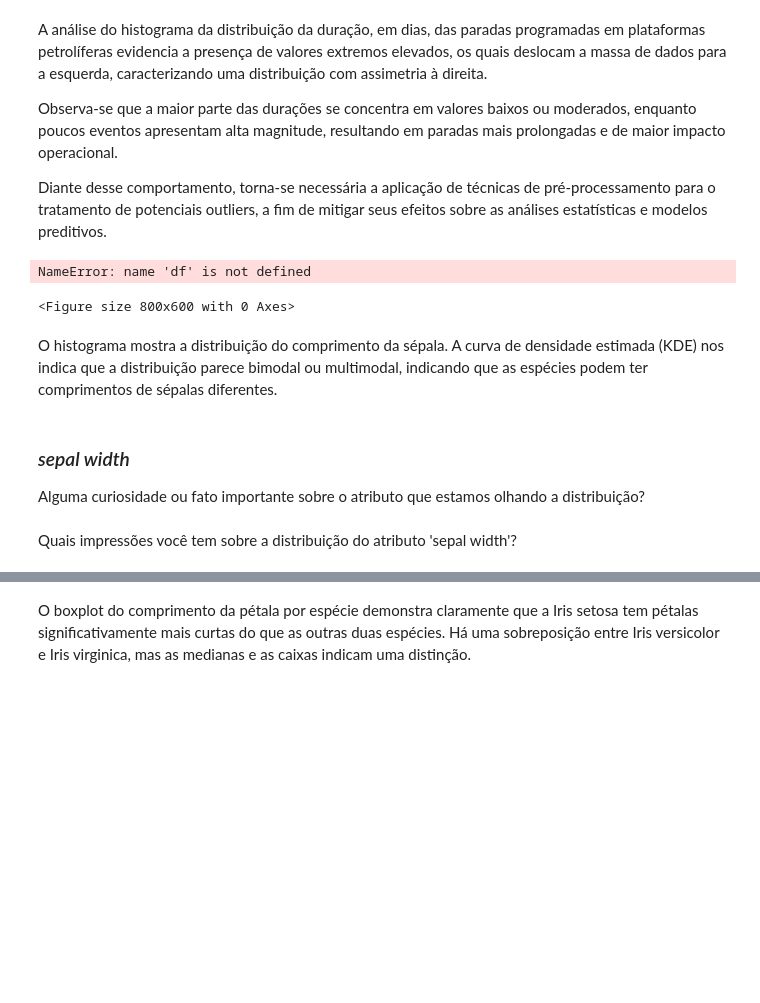
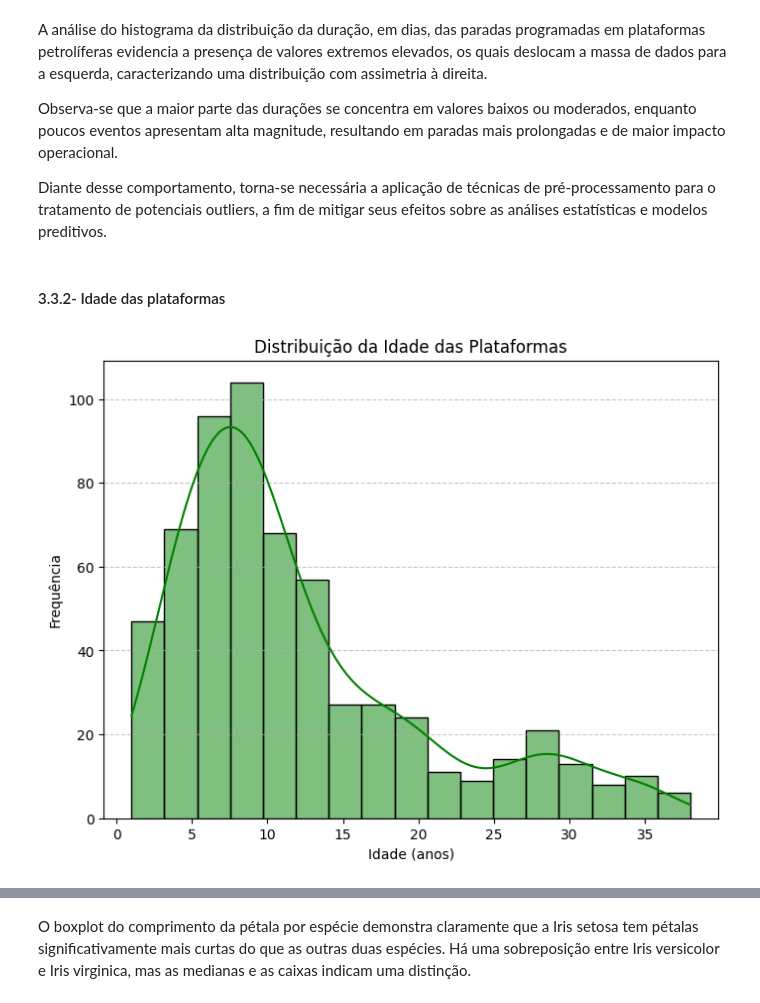
Before and after one commit to LAOLIVEIRA1972/PUC_MVP_AnaliseDados, a Jupyter notebook: mvp_Analise_Dados.ipynb, the cells around one changed output, grey strips where cells are left out. Drawn from its saved outputs; the diff is of its cells as text; code cells hidden in the pictures; blank space fills up the shorter version.

```diff
--- a/mvp_Analise_Dados.ipynb
+++ b/mvp_Analise_Dados.ipynb
@@ -370,20 +359,3 @@ A análise do histograma da distribuição da duração, em dias, das paradas pr
 Observa-se que a maior parte das durações se concentra em valores baixos ou moderados, enquanto poucos eventos apresentam alta magnitude, resultando em paradas mais prolongadas e de maior impacto operacional.
 
 Diante desse comportamento, torna-se necessária a aplicação de técnicas de pré-processamento para o tratamento de potenciais outliers, a fim de mitigar seus efeitos sobre as análises estatísticas e modelos preditivos.
-# %%
-plt.figure(figsize=(8, 6))
-# Histograma do comprimento da sépala (um dos atributos)
-sns.histplot(df['sepal length (cm)'], kde=True)
-plt.title('Distribuição do Comprimento da Sépala')
-plt.xlabel('Comprimento da Sépala (cm)')
-plt.ylabel('Frequência')
-plt.show()
-# %% [output]
-NameError: name 'df' is not defined
-<Figure size 800x600 with 0 Axes>
-# %% [markdown]
-O histograma mostra a distribuição do comprimento da sépala. A curva de densidade estimada (KDE) nos indica que a distribuição parece bimodal ou multimodal, indicando que as espécies podem ter comprimentos de sépalas diferentes.
-# %% [markdown]
-### *sepal width*
-
-Alguma curiosidade ou fato importante sobre o atributo que estamos olhando a distribuição?
@@ -398,2 +362,19 @@ plt.show()
-# %% [markdown]
-Quais impressões você tem sobre a distribuição do atributo 'sepal width'?
+# %% [markdown]
+#### 3.3.2- Idade das plataformas
+# %%
+# Histograma para a distribuição da idade das plataformas
+plt.figure(figsize=(8, 6))
+
+# plota o gráfico
+sns.histplot(dataset['IDADE'], kde=True, color="green")
+
+# configra os eixos para exibir o eixo Y com tracejado
+plt.grid(axis="y", linestyle="--", alpha=0.7)
+
+# Títulos
+plt.title('Distribuição da Idade das Plataformas')
+plt.xlabel('Idade (anos)')
+plt.ylabel('Frequência')
+plt.show()
+# %% [output]
+[figure, added]
```
Also changed, not shown: parts of 15 cells of this notebook.
